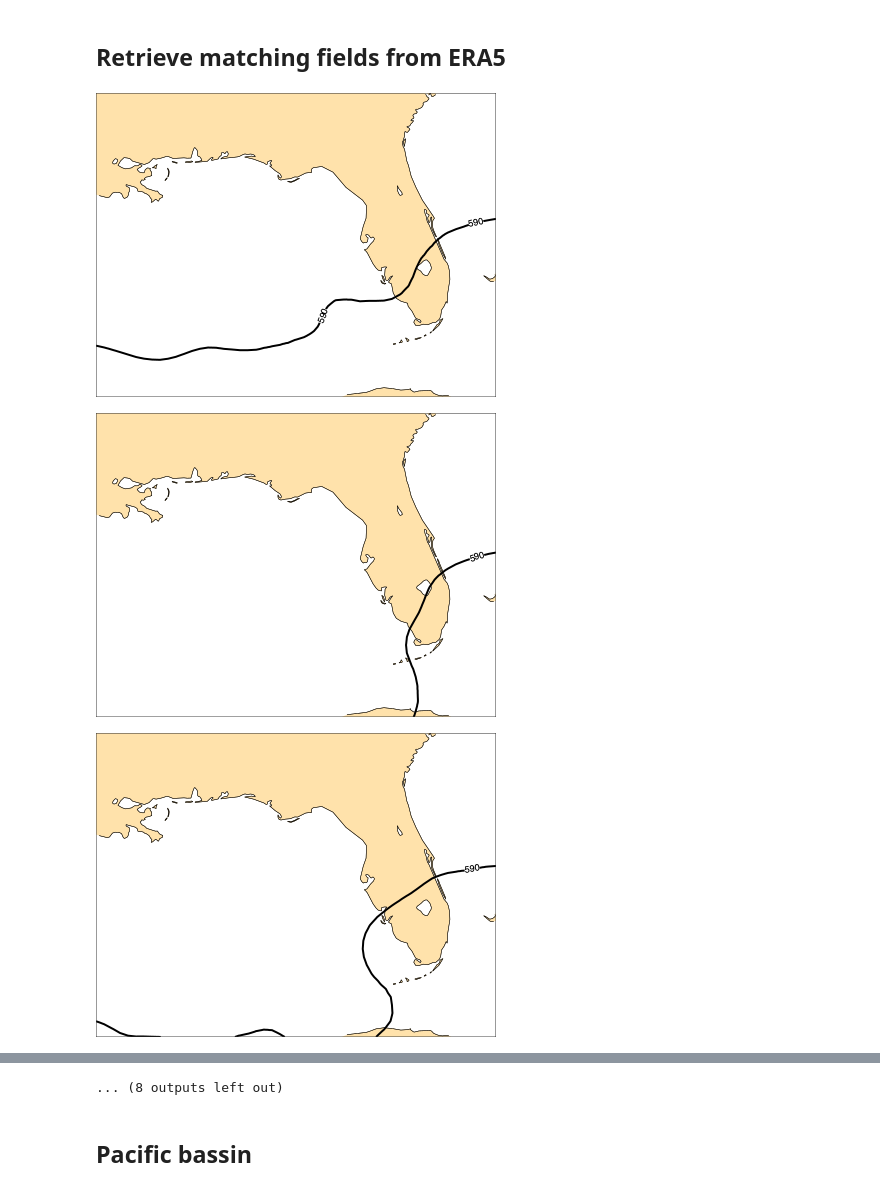
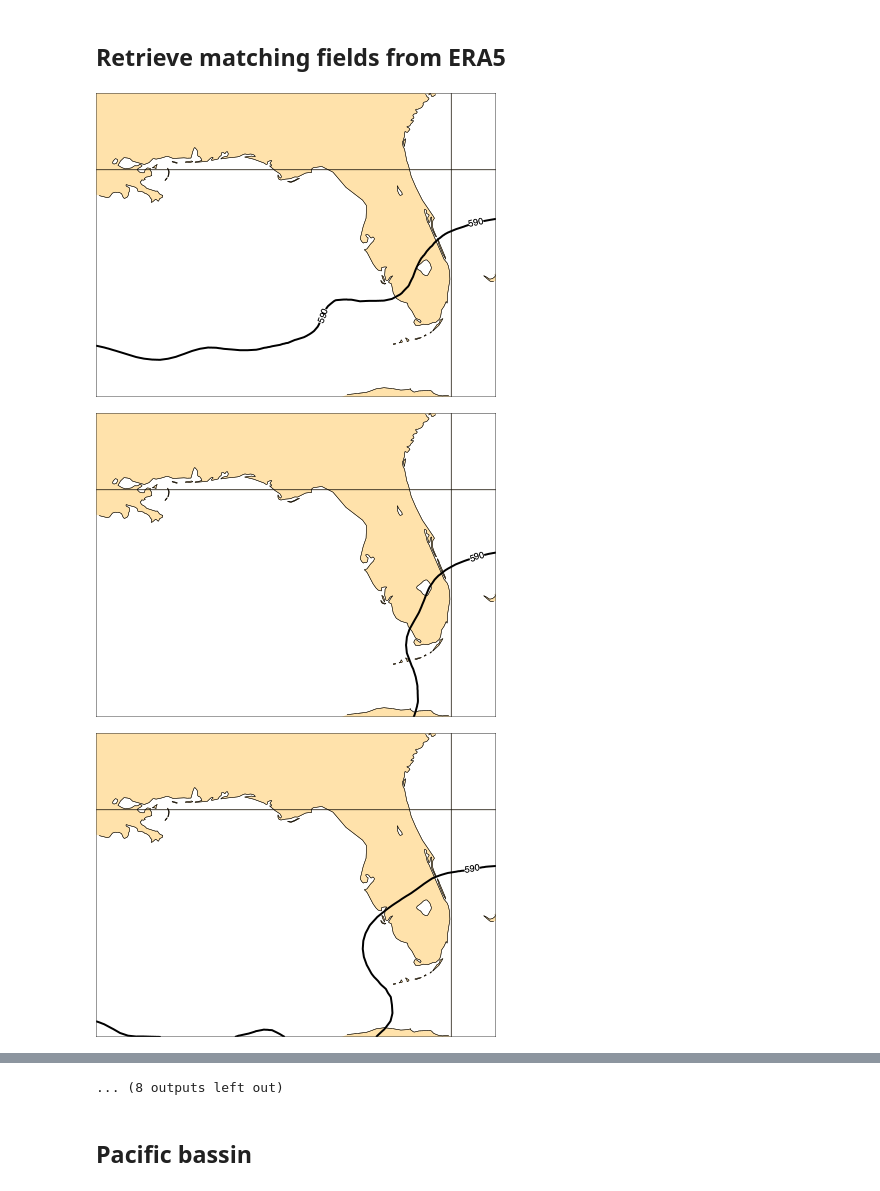
Before and after one commit to ecmwf/climetlab, a Jupyter notebook: docs/examples/10-hurricane-database.ipynb, the cells around one changed output, grey strips where cells are left out. Drawn from its saved outputs; the diff is of its cells as text; code cells hidden in the pictures.

```diff
--- a/docs/examples/10-hurricane-database.ipynb
+++ b/docs/examples/10-hurricane-database.ipynb
@@ -68,15 +67,15 @@ magics.apply_kwargs ignoring {'margins': 1.5}
 # %%
 source = cml.load_source("cds",
                          "reanalysis-era5-pressure-levels",
                          variable="z",
                          level=500,
                          product_type= "reanalysis",
                          time=[0,6,12,18],
                          based_on={"data": katrina[katrina.status == 'HU'], "extent": "bounding-box", "margins": 1.5})
 
 for s in source:
-    cml.plot_map(s, width=400)
+    cml.plot_map(s, width=400, grid=True)
 # %% [output]
-[figure, old version]
+[figure, new version]
-[figure, old version]
+[figure, new version]
-[figure, old version]
+[figure, new version]
```
Also changed, not shown: parts of 3 cells of this notebook, 4 other files.
